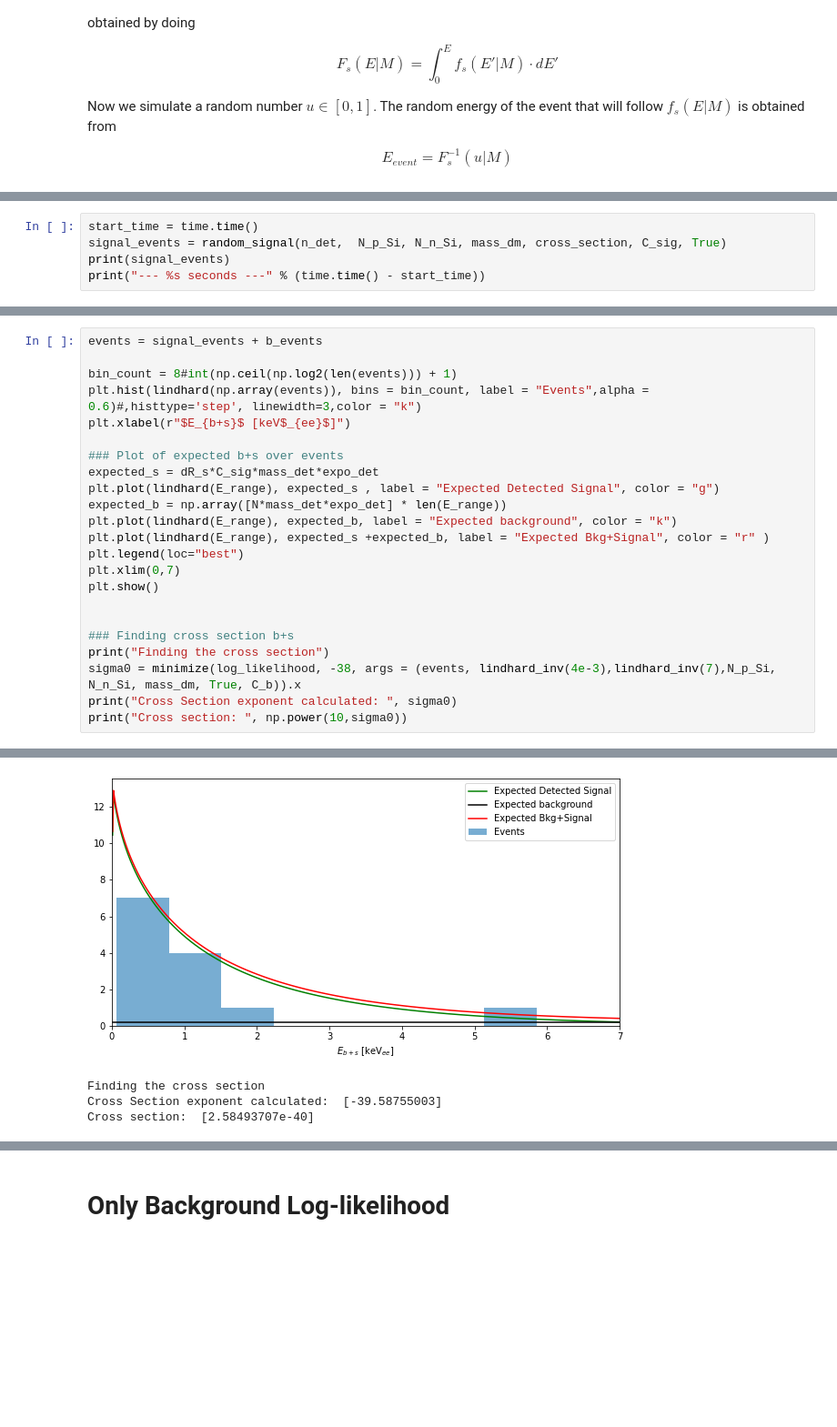
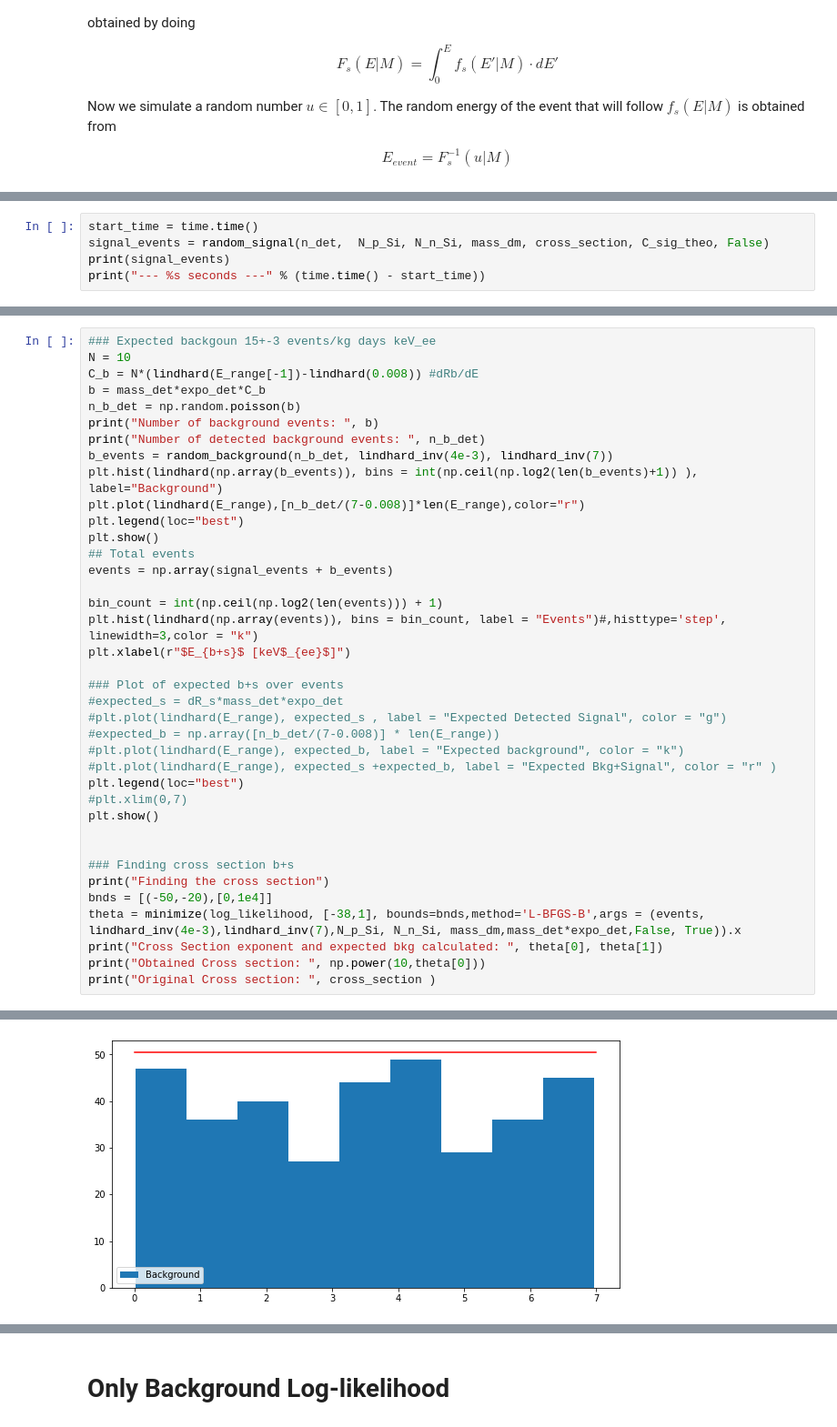
Before and after one commit to alantero/DAMIC_DM_Sensitive_Region, a Jupyter notebook: DAMIC_Sensitive_Region.ipynb, the cells around one changed output, grey strips where cells are left out. Shown at 91% size. Saved outputs shown, nothing was run; the diff lists cells and outputs as text; blank space fills up the shorter version.

Commit message:
Integral calculation changed to Simpson method. Added dRdEe vectorization calculation. Increased Speed calculation and fixed typos in text.

```diff
--- a/DAMIC_Sensitive_Region.ipynb
+++ b/DAMIC_Sensitive_Region.ipynb
@@ -588,6 +452,6 @@ plt.show()
 # %%
 start_time = time.time()
-signal_events = random_signal(n_det,  N_p_Si, N_n_Si, mass_dm, cross_section, C_sig, True)
+signal_events = random_signal(n_det,  N_p_Si, N_n_Si, mass_dm, cross_section, C_sig_theo, False)
 print(signal_events)
 print("--- %s seconds ---" % (time.time() - start_time))
 # %% [output]
@@ -634,24 +489,39 @@ Number of detected background events:  1
 # %%
-events = signal_events + b_events
+### Expected backgoun 15+-3 events/kg days keV_ee
+N = 10
+C_b = N*(lindhard(E_range[-1])-lindhard(0.008)) #dRb/dE
+b = mass_det*expo_det*C_b
+n_b_det = np.random.poisson(b)
+print("Number of background events: ", b)
+print("Number of detected background events: ", n_b_det)
+b_events = random_background(n_b_det, lindhard_inv(4e-3), lindhard_inv(7))
+plt.hist(lindhard(np.array(b_events)), bins = int(np.ceil(np.log2(len(b_events)+1)) ), label="Background")
+plt.plot(lindhard(E_range),[n_b_det/(7-0.008)]*len(E_range),color="r")
+plt.legend(loc="best")
+plt.show()
+## Total events
+events = np.array(signal_events + b_events)
 
-bin_count = 8#int(np.ceil(np.log2(len(events))) + 1)
-plt.hist(lindhard(np.array(events)), bins = bin_count, label = "Events",alpha = 0.6)#,histtype='step', linewidth=3,color = "k")
+bin_count = int(np.ceil(np.log2(len(events))) + 1)
+plt.hist(lindhard(np.array(events)), bins = bin_count, label = "Events")#,histtype='step', linewidth=3,color = "k")
 plt.xlabel(r"$E_{b+s}$ [keV$_{ee}$]")
 
 ### Plot of expected b+s over events
-expected_s = dR_s*C_sig*mass_det*expo_det
-plt.plot(lindhard(E_range), expected_s , label = "Expected Detected Signal", color = "g")
-expected_b = np.array([N*mass_det*expo_det] * len(E_range))
-plt.plot(lindhard(E_range), expected_b, label = "Expected background", color = "k")
-plt.plot(lindhard(E_range), expected_s +expected_b, label = "Expected Bkg+Signal", color = "r" )
+#expected_s = dR_s*mass_det*expo_det
+#plt.plot(lindhard(E_range), expected_s , label = "Expected Detected Signal", color = "g")
+#expected_b = np.array([n_b_det/(7-0.008)] * len(E_range))
+#plt.plot(lindhard(E_range), expected_b, label = "Expected background", color = "k")
+#plt.plot(lindhard(E_range), expected_s +expected_b, label = "Expected Bkg+Signal", color = "r" )
 plt.legend(loc="best")
-plt.xlim(0,7)
+#plt.xlim(0,7)
 plt.show()
 
 
 ### Finding cross section b+s
 print("Finding the cross section")
-sigma0 = minimize(log_likelihood, -38, args = (events, lindhard_inv(4e-3),lindhard_inv(7),N_p_Si, N_n_Si, mass_dm, True, C_b)).x
-print("Cross Section exponent calculated: ", sigma0)
-print("Cross section: ", np.power(10,sigma0))
+bnds = [(-50,-20),[0,1e4]]
+theta = minimize(log_likelihood, [-38,1], bounds=bnds,method='L-BFGS-B',args = (events, lindhard_inv(4e-3),lindhard_inv(7),N_p_Si, N_n_Si, mass_dm,mass_det*expo_det,False, True)).x
+print("Cross Section exponent and expected bkg calculated: ", theta[0], theta[1])
+print("Obtained Cross section: ", np.power(10,theta[0]))
+print("Original Cross section: ", cross_section )
 # %% [output]
@@ -658,4 +530 @@ print("Cross section: ", np.power(10,sigma0))
-[figure, old version]
+[figure, new version]
-Finding the cross section
-Cross Section exponent calculated:  [-39.58755003]
-Cross section:  [2.58493707e-40]
```
Also changed, not shown: parts of 38 cells of this notebook.
